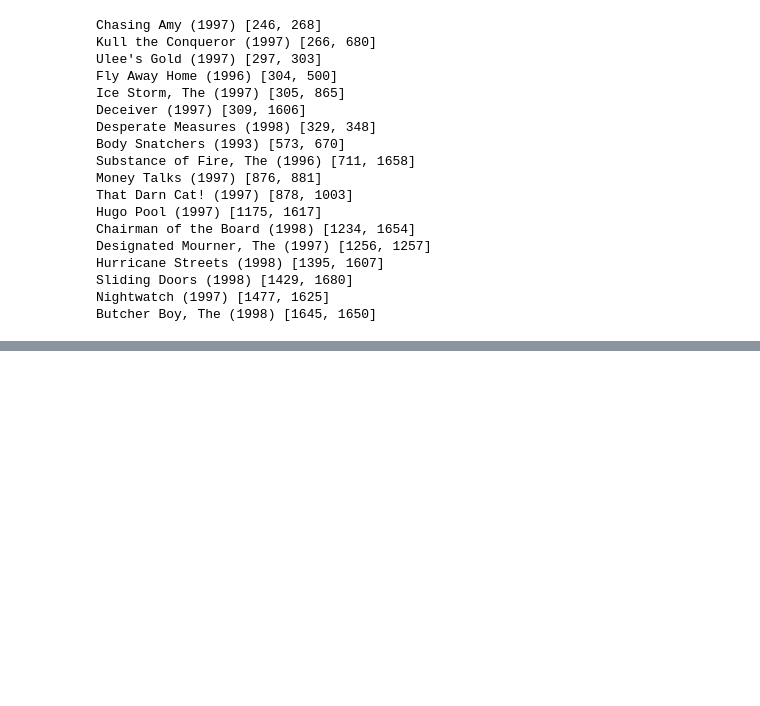
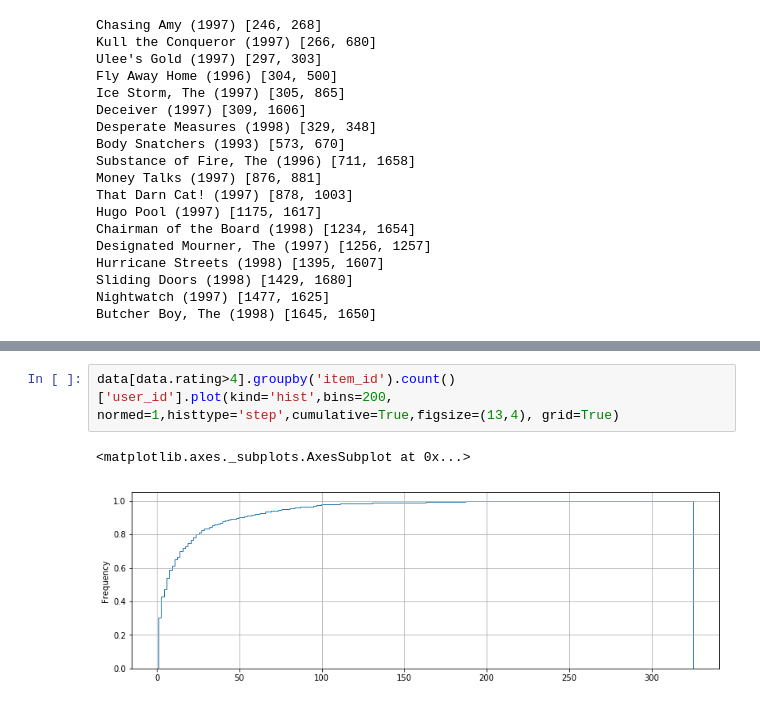
Before and after one commit to nopaixx/data-science, a Jupyter notebook: recomendadores/Recomendadores 2 - MovieLens.ipynb, the cells around one changed output, grey strips where cells are left out. Drawn from its saved outputs; the diff is of its cells as text; blank space fills up the shorter version.

```diff
--- a/recomendadores/Recomendadores 2 - MovieLens.ipynb
+++ b/recomendadores/Recomendadores 2 - MovieLens.ipynb
@@ -141,0 +205,5 @@ Butcher Boy, The (1998) [1645, 1650]
+# %%
+data[data.rating>4].groupby('item_id').count()['user_id'].plot(kind='hist',bins=200, normed=1,histtype='step',cumulative=True,figsize=(13,4), grid=True)
+# %% [output]
+<matplotlib.axes._subplots.AxesSubplot at 0x...>
+[figure, added]
```
Also changed, not shown: parts of 10 cells of this notebook.
